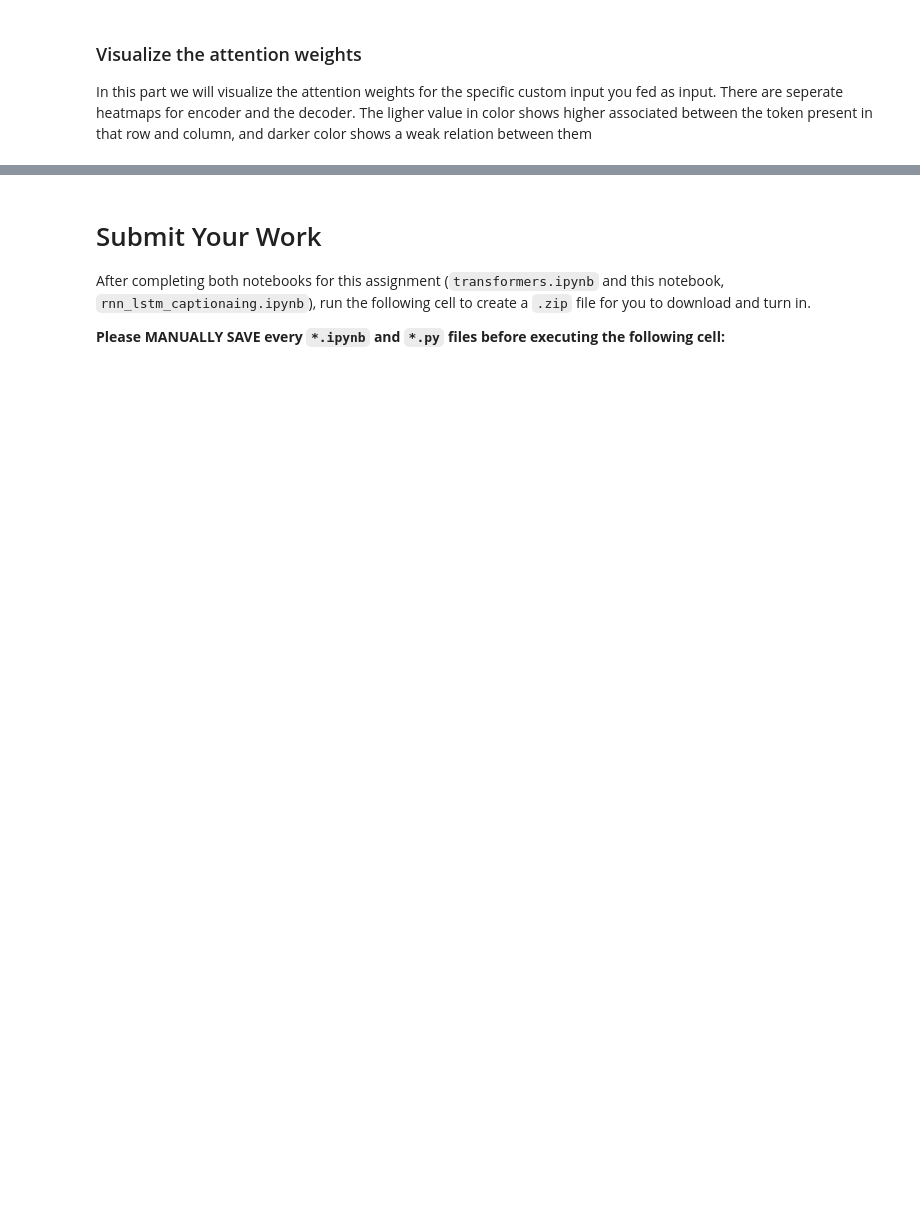
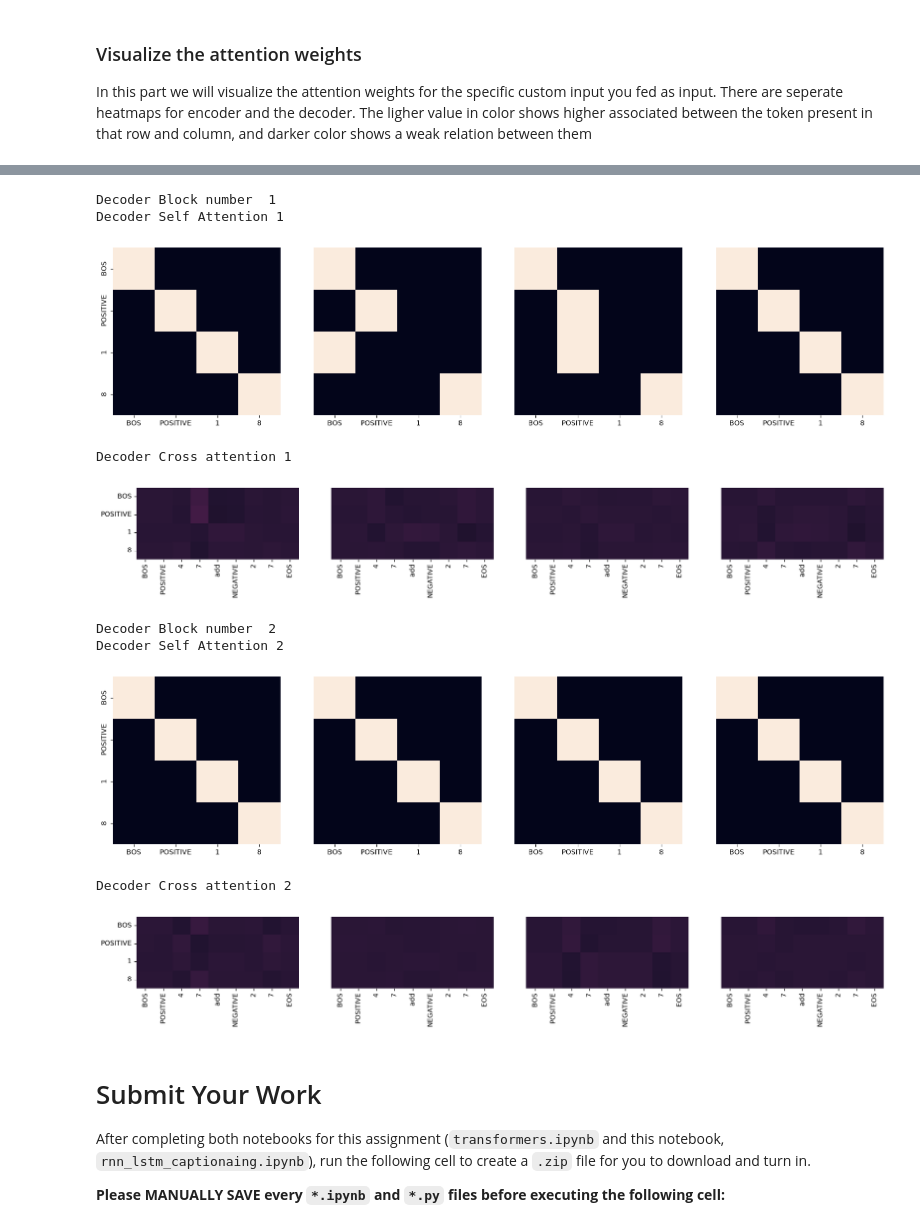
Before and after one commit to XM-71-HOPE/eecs498, a Jupyter notebook: assignments/A5/Transformers.ipynb, the cells around one changed output, grey strips where cells are left out. Cells and saved outputs as stored; diff of their text form; code cells hidden in the pictures; blank space fills up the shorter version.

```diff
--- a/assignments/A5/Transformers.ipynb
+++ b/assignments/A5/Transformers.ipynb
@@ -1390,7 +1608,7 @@ print(res)
 
 In the cell below, you could feed in an example in the input style, changing the variable `custom_seq`. We have filled a placeholder expression for you, but feel free to change it.
 # %%
-custom_seq = "BOS POSITIVE 02 subtract NEGATIVE 07 EOS"
+custom_seq = "BOS POSITIVE 12 subtract POSITIVE 13 EOS"
 # %%
 out = prepocess_input_sequence(custom_seq, convert_str_to_tokens, SPECIAL_TOKENS)
 inp_exp = torch.tensor(out).to(DEVICE)
@@ -1437,34 +1662,45 @@ plt.close()
 # %%
 for layer in range(num_dec_layers):
     fig, axs = plt.subplots(1, num_heads, figsize=(20, 10))
 
     print("Decoder Block number ", layer + 1)
 
     print("Decoder Self Attention", layer + 1)
     for h in range(num_heads):
         draw(
             trained_model.decoder.layers[layer]
-            .attention_self.heads[h]
+            .attention_self.multiHead[h]
             .weights_softmax.data.cpu()
             .numpy()[0],
             target_exp,
             target_exp if h == 0 else [],
             ax=axs[h],
         )
     plt.show()
     print("Decoder Cross attention", layer + 1)
     fig, axs = plt.subplots(1, 4, figsize=(20, 10))
     for h in range(num_heads):
         draw(
             trained_model.decoder.layers[layer]
-            .attention_cross.heads[h]
+            .attention_cross.multiHead[h]
             .weights_softmax.data.cpu()
             .numpy()[0],
             inp_seq,
             target_exp if h == 0 else [],
             ax=axs[h],
         )
     plt.show()
+# %% [output]
+Decoder Block number  1
+Decoder Self Attention 1
+[figure, added]
+Decoder Cross attention 1
+[figure, added]
+Decoder Block number  2
+Decoder Self Attention 2
+[figure, added]
+Decoder Cross attention 2
+[figure, added]
 # %% [markdown]
 # Submit Your Work
 After completing both notebooks for this assignment (`transformers.ipynb` and this notebook, `rnn_lstm_captionaing.ipynb`), run the following cell to create a `.zip` file for you to download and turn in.
```
Also changed, not shown: parts of 32 cells of this notebook, 1 other file.
